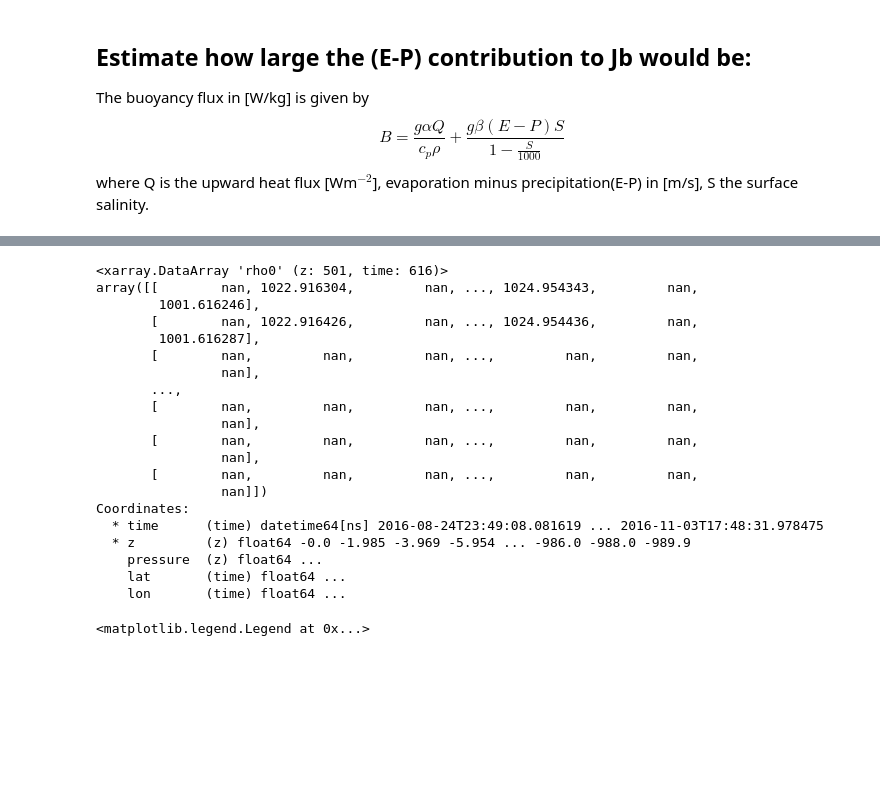
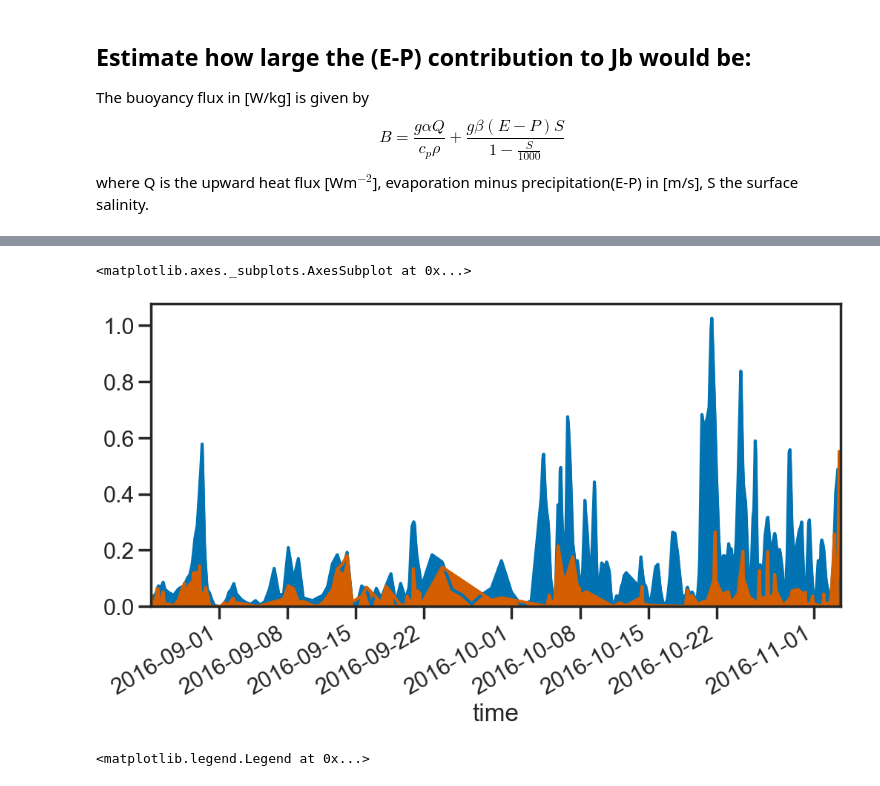
Before and after one commit to sessink/NIW, a Jupyter notebook: notebooks/turbulent_terms.ipynb, the cells around one changed output, grey strips where cells are left out. Drawn from its saved outputs; the diff is of its cells as text; code cells hidden in the pictures; blank space fills up the shorter version.

```diff
--- a/notebooks/turbulent_terms.ipynb
+++ b/notebooks/turbulent_terms.ipynb
@@ -267,29 +293,6 @@ def interp_in_space(twod, oned):
     return collect
 # %%
 cfs = cfs.interp_like(raw, method='linear')
-# %%
-raw.rho0
-# %% [output]
-<xarray.DataArray 'rho0' (z: 501, time: 616)>
-array([[        nan, 1022.916304,         nan, ..., 1024.954343,         nan,
-        1001.616246],
-       [        nan, 1022.916426,         nan, ..., 1024.954436,         nan,
-        1001.616287],
-       [        nan,         nan,         nan, ...,         nan,         nan,
-                nan],
-       ...,
-       [        nan,         nan,         nan, ...,         nan,         nan,
-                nan],
-       [        nan,         nan,         nan, ...,         nan,         nan,
-                nan],
-       [        nan,         nan,         nan, ...,         nan,         nan,
-                nan]])
-Coordinates:
-  * time      (time) datetime64[ns] 2016-08-24T23:49:08.081619 ... 2016-11-03T17:48:31.978475
-  * z         (z) float64 -0.0 -1.985 -3.969 -5.954 ... -986.0 -988.0 -989.9
-    pressure  (z) float64 ...
-    lat       (time) float64 ...
-    lon       (time) float64 ...
 # %%
 rho0=raw.rho0.mean()
 g = 9.81
@@ -312,6 +315,19 @@ import gsw
 cp = gsw.cp_t_exact(raw.S_surf.mean(),raw.T_surf.mean(),0)
 alphaT = gsw.alpha(raw.S_surf.mean(),raw.T_surf.mean(),0)
 betaS = gsw.beta(raw.S_surf.mean(),raw.T_surf.mean(),0)
+# %%
+taudotu_series = raw.taudotu.to_series()
+taudotu_positive = taudotu_series[taudotu_series>0]*3
+tau_series = raw.tau.to_series()
+# taudotu_series.ix[taudotu_series>0]=np.nan
+# taudotu_series.plot.area()
+# %%
+tau_series.plot.area(color='b')
+taudotu_positive.plot.area(color='r')
+# plt.ylim(0,0.1)
+# %% [output]
+<matplotlib.axes._subplots.AxesSubplot at 0x...>
+[figure, added]
 # %%
 raw.emp.plot(label='raw')
 raw.emp.rolling(time=3).mean().plot(label='roll')
```
Also changed, not shown: parts of 12 cells of this notebook, 1 other file.
